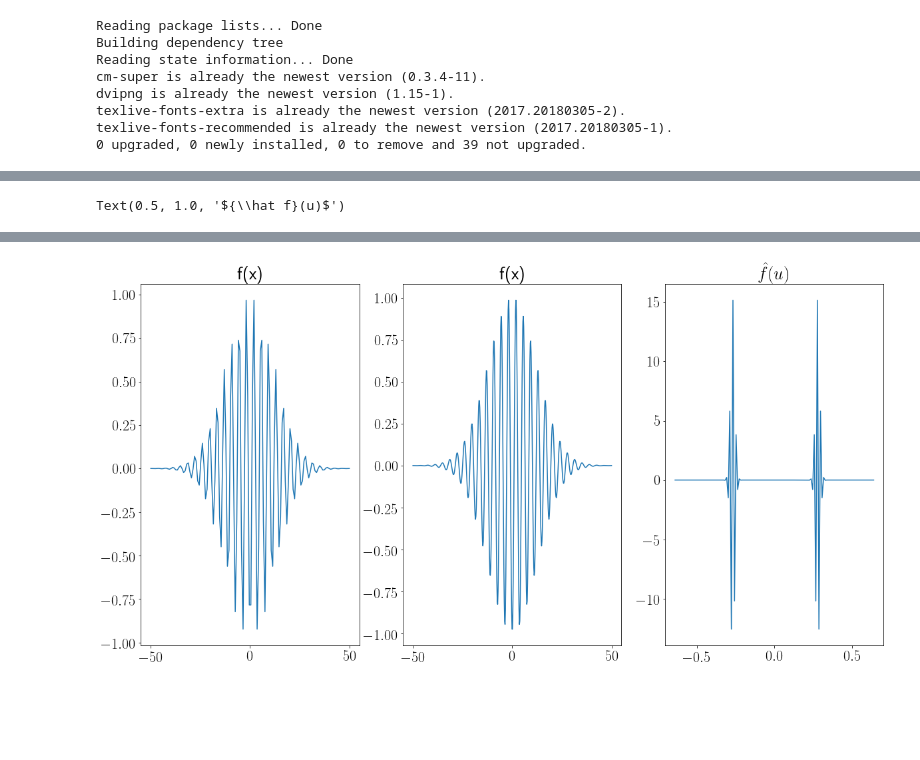
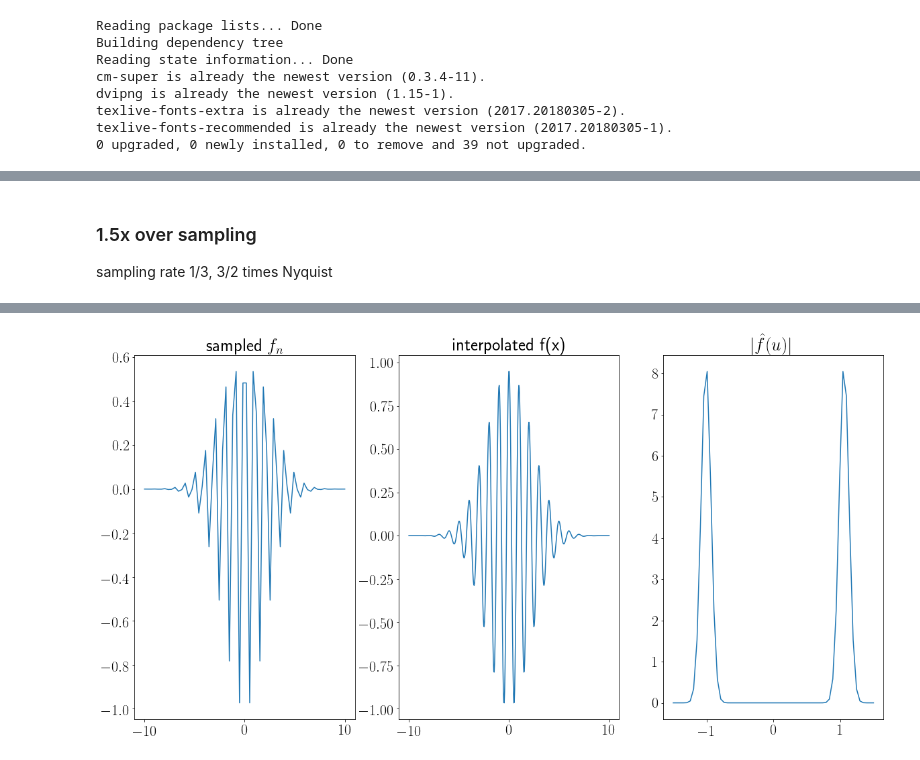
Before and after one commit to djbradyAtOpticalSciencesArizona/computationalImaging, a Jupyter notebook: forwardModels/DiscreteForwardModels.ipynb, the cells around one changed output, grey strips where cells are left out. Drawn from its saved outputs; the diff is of its cells as text; code cells hidden in the pictures; blank space fills up the shorter version.

```diff
--- a/forwardModels/DiscreteForwardModels.ipynb
+++ b/forwardModels/DiscreteForwardModels.ipynb
@@ -39,22 +44,25 @@ as illustrated below. the greatest spatial frequency if $f(x)$ is approximately
 # %%
-N=1024
-X=50
+X=10
+samplingRate=.1
+N=np.int(2*X/samplingRate)
 B=N/(4*X)
 xrange=np.linspace(-X,X,N)
 urange=np.linspace(-B,B,N)
 def f(x):
-  f=np.cos(2*np.pi*x)*np.exp(-x**2/300)
+  f=np.cos(2*np.pi*x)*np.exp(-x**2/10)
   return f
 # now let's make interpolated function
-fUp= interp1d(xrange,f(xrange), kind='cubic')
+fUp= InterpolatedUnivariateSpline(xrange,f(xrange), k=5)
 plt.subplot(1,3,1)
 plt.plot(xrange,f(xrange))
-plt.title('f(x)')
+plt.title('sampled $f_n$')
 plt.subplot(1,3,2)
-xUpSample=np.linspace(-X,X,4*N)
+xUpSample=np.linspace(-X,X,8*N)
 plt.plot(xUpSample,fUp(xUpSample))
-plt.title('f(x)')
+plt.title('interpolated f(x)')
 plt.subplot(1,3,3)
-plt.plot(urange,np.fft.fftshift(np.fft.fft(f(xrange))))
-plt.title('${\hat f}(u)$')
+plt.plot(urange,np.abs(np.fft.fftshift(np.fft.fft(f(xrange)))))
+plt.title('$|{\hat f}(u)|$')
+plt.savefig('cos5XNyquist.png')
+files.download('cos5XNyquist.png')
 # %% [output]
@@ -63,23 +72,29 @@ Text(0.5, 1.0, '${\\hat f}(u)$')
+# %% [markdown]
+### 1.5x over sampling
+
+sampling rate 1/3, 3/2 times Nyquist
 # %%
-N=128
-X=50
+X=10
+samplingRate=1/3.
+N=np.int(2*X/samplingRate)
 B=N/(4*X)
 xrange=np.linspace(-X,X,N)
 urange=np.linspace(-B,B,N)
 def f(x):
-  f=np.cos(2*np.pi*x)*np.exp(-x**2/300)
+  f=np.cos(2*np.pi*x)*np.exp(-x**2/10)
   return f
 # now let's make interpolated function
-fUp= interp1d(xrange,f(xrange), kind='cubic')
+fUp= InterpolatedUnivariateSpline(xrange,f(xrange), k=5)
 plt.subplot(1,3,1)
 plt.plot(xrange,f(xrange))
-plt.title('f(x)')
+plt.title('sampled $f_n$')
 plt.subplot(1,3,2)
-xUpSample=np.linspace(-X,X,4*N)
+xUpSample=np.linspace(-X,X,8*N)
 plt.plot(xUpSample,fUp(xUpSample))
-plt.title('f(x)')
+plt.title('interpolated f(x)')
 plt.subplot(1,3,3)
-plt.plot(urange,np.fft.fftshift(np.fft.fft(f(xrange))))
-plt.title('${\hat f}(u)$')
+plt.plot(urange,np.abs(np.fft.fftshift(np.fft.fft(f(xrange)))))
+plt.title('$|{\hat f}(u)|$')
+plt.savefig('cos1p5XNyquist.png')
+files.download('cos1p5XNyquist.png')
 # %% [output]
-Text(0.5, 1.0, '${\\hat f}(u)$')
@@ -86 +103 @@ Text(0.5, 1.0, '${\\hat f}(u)$')
-[figure, old version]
+[figure, new version]
```
Also changed, not shown: parts of 17 cells of this notebook.
